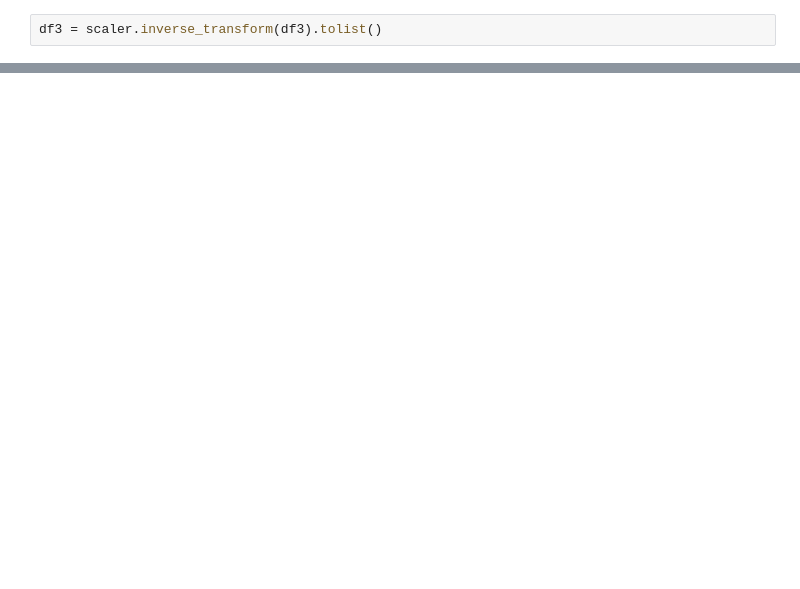
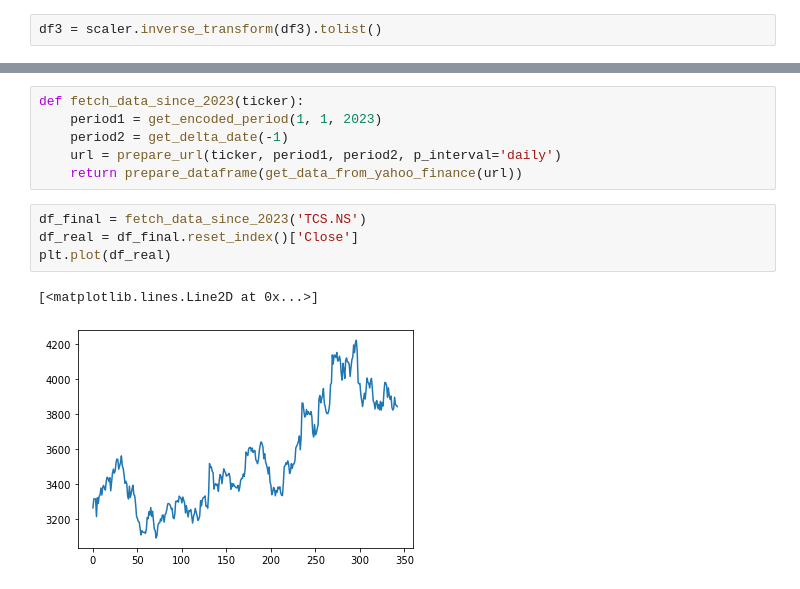
Before and after one commit to yashdani18/smart_investor_ml, a Jupyter notebook: LSTM_Stock_Market.ipynb, the cells around one changed output, grey strips where cells are left out. Cells and saved outputs as stored; diff of their text form; blank space fills up the shorter version.

```diff
--- a/LSTM_Stock_Market.ipynb
+++ b/LSTM_Stock_Market.ipynb
@@ -323,0 +306,13 @@ plt.plot(df3)
+# %%
+def fetch_data_since_2023(ticker):
+    period1 = get_encoded_period(1, 1, 2023)
+    period2 = get_delta_date(-1)
+    url = prepare_url(ticker, period1, period2, p_interval='daily')
+    return prepare_dataframe(get_data_from_yahoo_finance(url))
+# %%
+df_final = fetch_data_since_2023('TCS.NS')
+df_real = df_final.reset_index()['Close']
+plt.plot(df_real)
+# %% [output]
+[<matplotlib.lines.Line2D at 0x...>]
+[figure, added]
```
Also changed, not shown: parts of 10 cells of this notebook.
